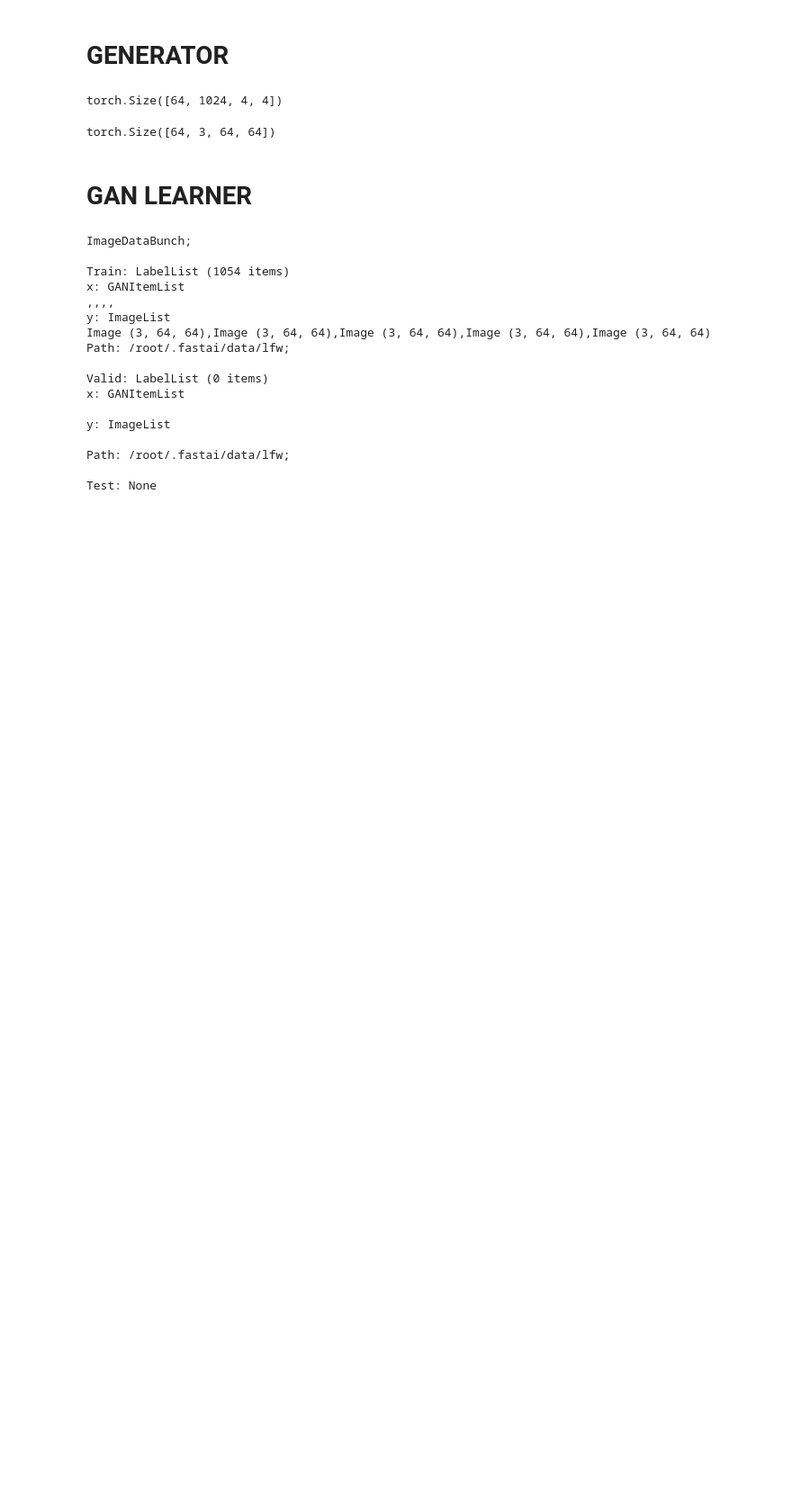
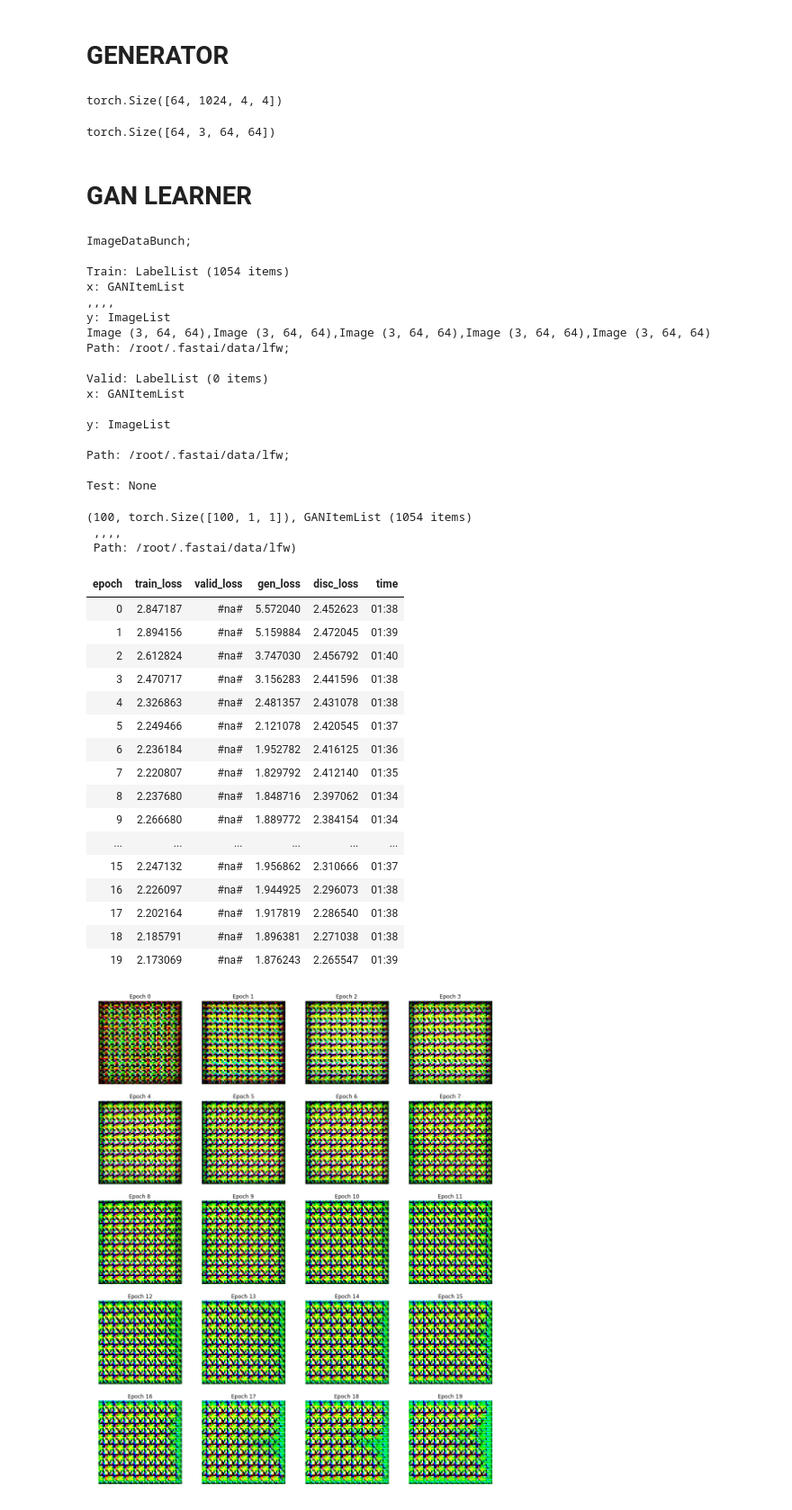
Before and after one commit to davidleonfdez/generative-lab, a Jupyter notebook: basicGANFaces.ipynb, the cells around one changed output. Shown: that part at 90% size. Drawn from its saved outputs; the diff is of its cells as text; code cells hidden in the pictures; blank space fills up the shorter version.

Commit message:
Basic GAN: complete first attempt, with adaptations for resnet critic. Horrible results still.

```diff
--- a/basicGANFaces.ipynb
+++ b/basicGANFaces.ipynb
@@ -63,7 +64,7 @@ Mounted at /content/gdrive
 # %% [markdown]
 Load a pretrained discriminator. Pending research about whether it's good to start with a pretrained one, kind of more knolewdgeable than the generator.
 # %%
-critic = load_learner(base_dir, 'faceBinaryClassifierResnet18_1.pkl')
+critic = load_learner(get_critic_pkl_dir(), 'faceBinaryClassifierResnet18_1.pkl')
 # %%
 def loadNewTestImage(url: str, filename: str, testRootDir:Path):
   parsedUrl = urlparse(url)
@@ -123,8 +260,8 @@ class GeneratorNet(nn.Module):
 # %%
 #Testing a forward pass through the generator
 input = torch.rand(64, 100, 1, 1)
-input = GeneratorNet().forward(input)
-input.size()
+output = GeneratorNet()(input)
+output.size()
 # %% [output]
 torch.Size([64, 3, 64, 64])
 # %% [markdown]
@@ -143,17 +280,37 @@ torch.Size([64, 3, 64, 64])
 #     clip:float=None,
 #     **learn_kwargs) :: Learner
 # %%
-def gan_loss_from_func(loss_gen, loss_crit, weights_gen:Tuple[float,float]=None):
+def gan_loss_from_func(loss_gen, loss_crit, inner_loss_crit, weights_gen:Tuple[float,float]=None):
+    activation = _loss_func2activ(inner_loss_crit)
+
     "Define loss functions for a GAN from `loss_gen` and `loss_crit`."
     def _loss_G(fake_pred, output, target, weights_gen=weights_gen):
         ones = fake_pred.new_ones(fake_pred.shape[0])
         weights_gen = ifnone(weights_gen, (1.,1.))
-        return weights_gen[0] * loss_crit(fake_pred, ones) + weights_gen[1] * loss_gen(output, target)
+        if activation:
+          fake_pred = activation(fake_pred)
+
+        result = weights_gen[0] * loss_crit(fake_pred[:, 1], ones) + weights_gen[1] * loss_gen(output, target)
+
+        return result
 
     def _loss_C(real_pred, fake_pred):
         ones  = real_pred.new_ones (real_pred.shape[0])
         zeros = fake_pred.new_zeros(fake_pred.shape[0])
-        return (loss_crit(real_pred, ones) + loss_crit(fake_pred, zeros)) / 2
+#         print("real pred, " + str(real_pred.size()))
+#         print(real_pred)
+#         print("ones, " + str(ones.size()))
+#         print(ones)
+#         print("realpred[:,1]" + str(real_pred[:,1].size()))
+        if activation:
+          real_pred = activation(real_pred)
+          fake_pred = activation(fake_pred)
+          #print("real pred, " + str(real_pred.size()))
+          #print(real_pred)
+
+        result = (loss_crit(real_pred[:, 1], ones) + loss_crit(fake_pred[:, 1], zeros)) / 2
+
+        return result
 
     return _loss_G, _loss_C
 # %%
@@ -165,13 +322,14 @@ generator = GeneratorNet()
 # weights_gen[1]= weights for results of extra loss function)
 
 # No extra func for gen, only log(D(G(z)))
-losses = gan_loss_from_func(lambda *args: 0, nn.BCELoss)
+losses = gan_loss_from_func(lambda *args: 0, nn.BCELoss(), critic.loss_func)
 
 learner = GANLearner(
   data,
   generator,
   critic.model,
   *losses)
+#opt_func = partial(optim.Adam, betas = (0.,0.99)), wd=0.
 # %%
 data
 # %% [output]
@@ -192,3 +350,30 @@ y: ImageList
 Path: /root/.fastai/data/lfw;
 
 Test: None
+# %%
+data.x.get(0).obj, data.x.get(0).data.size(), data.x
+# %% [output]
+(100, torch.Size([100, 1, 1]), GANItemList (1054 items)
+ ,,,,
+ Path: /root/.fastai/data/lfw)
+# %%
+learner.fit(20, 0.001)
+# %% [output]
+| epoch | train_loss | valid_loss | gen_loss | disc_loss | time |
+| 0 | 2.847187 | #na# | 5.572040 | 2.452623 | 01:38 |
+| 1 | 2.894156 | #na# | 5.159884 | 2.472045 | 01:39 |
+| 2 | 2.612824 | #na# | 3.747030 | 2.456792 | 01:40 |
+| 3 | 2.470717 | #na# | 3.156283 | 2.441596 | 01:38 |
+| 4 | 2.326863 | #na# | 2.481357 | 2.431078 | 01:38 |
+| 5 | 2.249466 | #na# | 2.121078 | 2.420545 | 01:37 |
+| 6 | 2.236184 | #na# | 1.952782 | 2.416125 | 01:36 |
+| 7 | 2.220807 | #na# | 1.829792 | 2.412140 | 01:35 |
+| 8 | 2.237680 | #na# | 1.848716 | 2.397062 | 01:34 |
+| 9 | 2.266680 | #na# | 1.889772 | 2.384154 | 01:34 |
+| ... | ... | ... | ... | ... | ... |
+| 15 | 2.247132 | #na# | 1.956862 | 2.310666 | 01:37 |
+| 16 | 2.226097 | #na# | 1.944925 | 2.296073 | 01:38 |
+| 17 | 2.202164 | #na# | 1.917819 | 2.286540 | 01:38 |
+| 18 | 2.185791 | #na# | 1.896381 | 2.271038 | 01:38 |
+| 19 | 2.173069 | #na# | 1.876243 | 2.265547 | 01:39 |
+[figure, added]
```
Also changed, not shown: parts of 24 cells of this notebook.
